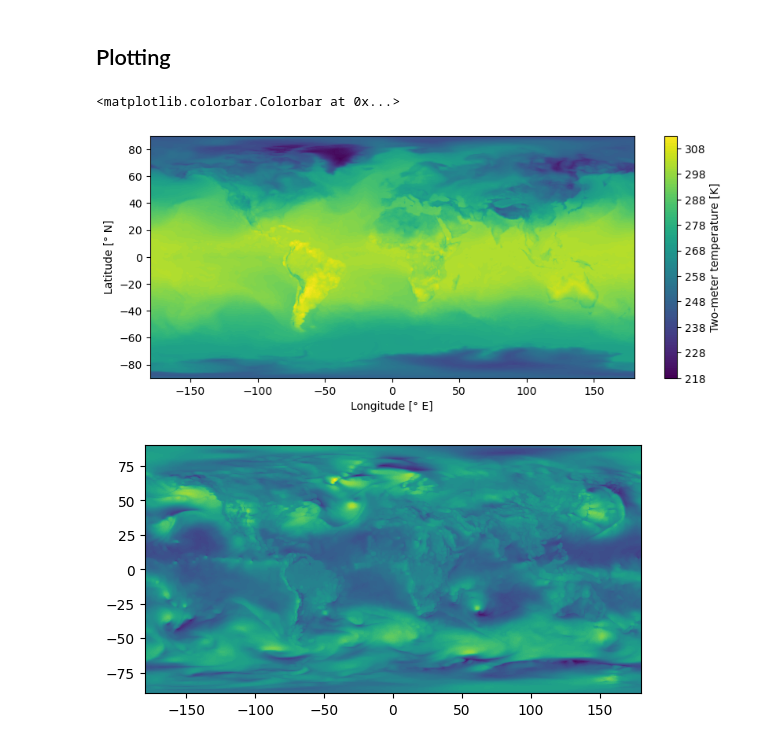
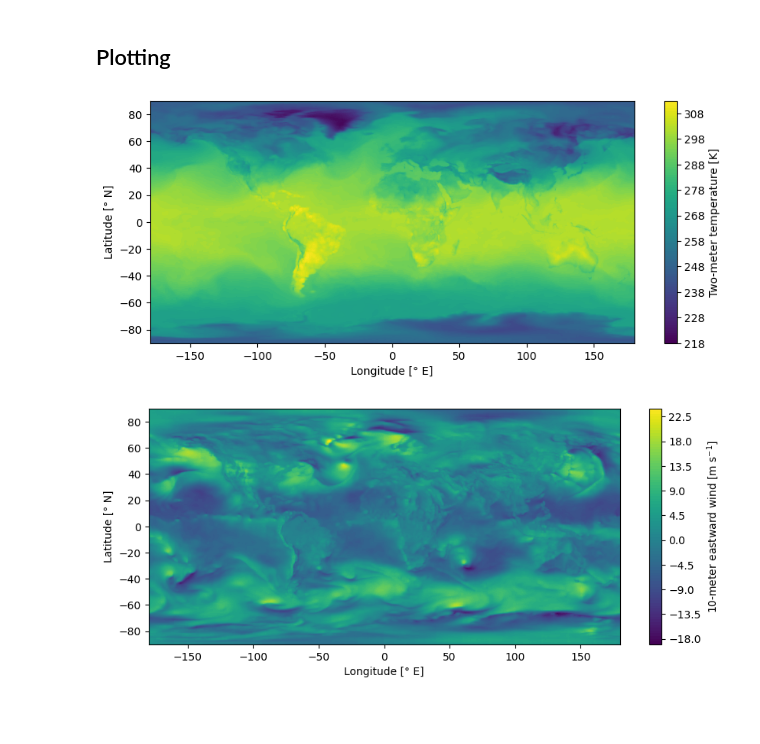
Before and after one commit to fm4a/fm4a, a Jupyter notebook: session_1/PrithviWxC_rollout.ipynb, the cells around one changed output. Drawn from its saved outputs; the diff is of its cells as text; code cells hidden in the pictures; blank space fills up the shorter version.

```diff
--- a/session_1/PrithviWxC_rollout.ipynb
+++ b/session_1/PrithviWxC_rollout.ipynb
@@ -128,18 +138,18 @@ producing a perturbation to the climatology at the target time.
  we have to provide the dataloader with the path of the
  climatology data.
 # %%
-surf_clim_dir = Path("../data/climatology")
+surf_clim_dir = Path(f"{data_path}climatology")
 snapshot_download(
     repo_id="ibm-nasa-geospatial/Prithvi-WxC-1.0-2300M",
     allow_patterns="climatology/climate_surface_doy00[1]*.nc",
-    local_dir="../data",
+    local_dir=data_path,
 )
 
-vert_clim_dir = Path("../data/climatology")
+vert_clim_dir = surf_clim_dir
 snapshot_download(
     repo_id="ibm-nasa-geospatial/Prithvi-WxC-1.0-2300M",
     allow_patterns="climatology/climate_vertical_doy00[1]*.nc",
-    local_dir="../data",
+    local_dir=data_path,
 )
 # %% [output]
 '/home/simon/src/fm4a/data'
@@ -159,7 +165,7 @@ dataset = Merra2RolloutDataset(
     time_range=time_range,
     lead_time=lead_time,
     input_time=input_time,
-    data_path_surface="input_data",
+    data_path_surface=surf_dir,
     data_path_vertical=vert_dir,
     climatology_path_surface=surf_clim_dir,
     climatology_path_vertical=vert_clim_dir,
@@ -246,9 +252,16 @@ masking_ratio = 0.0
 We can now build and load the pretrained weights, note that you should use the
 rollout version of the weights.
 # %%
-weights_path = Path("../data/weights/prithvi.wxc.rollout.2300m.v1.pt")
-hf_hub_download(
+model_name = "prithvi.wxc.rollout.2300m.v1.pt"
+
+weights_path = Path(f"{data_path}weights/{model_name}")
+
+if use_small_model:
+    model_name = "prithvi.wxc.rollout.600m.v1.pt"
+    weights_path = Path(f"{data_path}weights/{model_name}")
+else:
+    hf_hub_download(
     repo_id="ibm-nasa-geospatial/Prithvi-WxC-1.0-2300M-rollout",
     filename=weights_path.name,
-    local_dir="../data/weights",
+    local_dir=f"{data_path}weights",
 )
@@ -257,9 +268,15 @@ hf_hub_download(
 # %%
 import yaml
 
+# PrithviWxC installed from https://github.com/NASA-IMPACT/Prithvi-WxC
 from PrithviWxC.model import PrithviWxC
 
-with open("../data/config.yaml", "r") as f:
+config_filename = "config.yaml"
+
+if use_small_model:
+    config_filename = "config_small.yaml"
+
+with open(f"../configs/{config_filename}", "r") as f:
     config = yaml.safe_load(f)
 
 model = PrithviWxC(
@@ -343,24 +358,28 @@ lat = np.linspace(-90, 90, out.shape[-2])
 lon = np.linspace(-180, 180, out.shape[-1])
 X, Y = np.meshgrid(lon, lat)
 
-f, ax = plt.subplots(1, 1, figsize=(10, 4))
+fig, ax = plt.subplots(1, 1, figsize=(10, 4))
 m = ax.contourf(X, Y, t2m, 100)
 ax.set_aspect("equal")
 ax.set_xlabel("Longitude [° E]")
 ax.set_ylabel("Latitude [° N]")
 plt.colorbar(m, label="Two-meter temperature [K]")
+plt.show()
 # %% [output]
-<matplotlib.colorbar.Colorbar at 0x...>
 [figure]
 # %%
 u10m = out[0, variable_names.index("U10M")].cpu().numpy()
 
 lat = np.linspace(-90, 90, out.shape[-2])
 lon = np.linspace(-180, 180, out.shape[-1])
 X, Y = np.meshgrid(lon, lat)
 
-plt.contourf(X, Y, u10m, 100)
-plt.gca().set_aspect("equal")
+fig, ax = plt.subplots(1, 1, figsize=(10, 4))
+m = ax.contourf(X, Y, u10m, 100)
+ax.set_aspect("equal")
+ax.set_xlabel("Longitude [° E]")
+ax.set_ylabel("Latitude [° N]")
+plt.colorbar(m, label="10-meter eastward wind [m s$^{-1}$]")
 plt.show()
 # %% [output]
-[figure, old version]
+[figure, new version]
```
Also changed, not shown: parts of 12 cells of this notebook, 9 other files.
